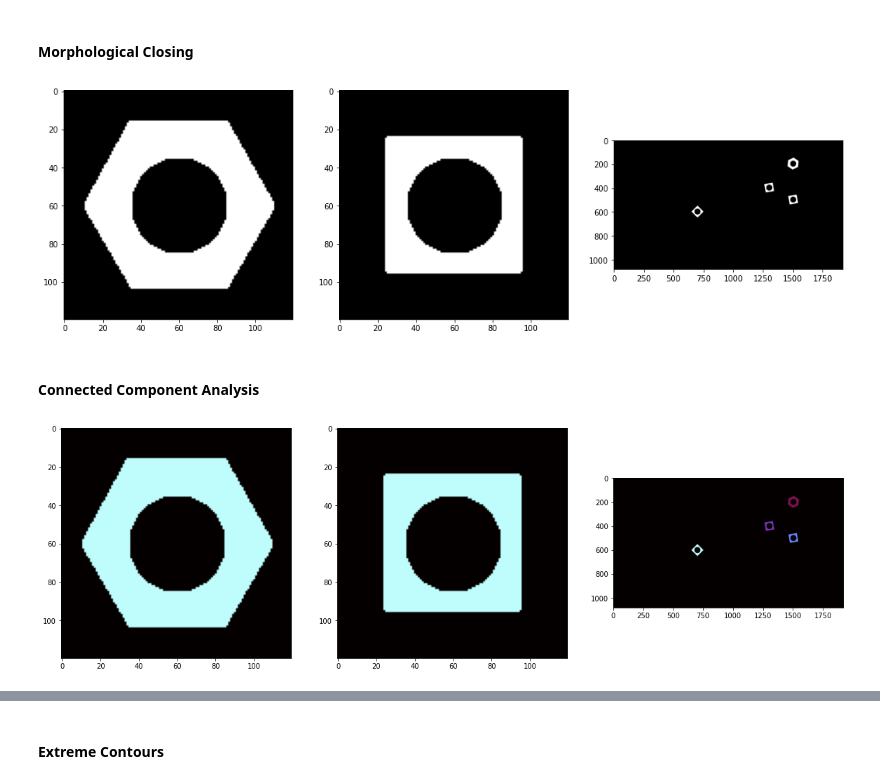
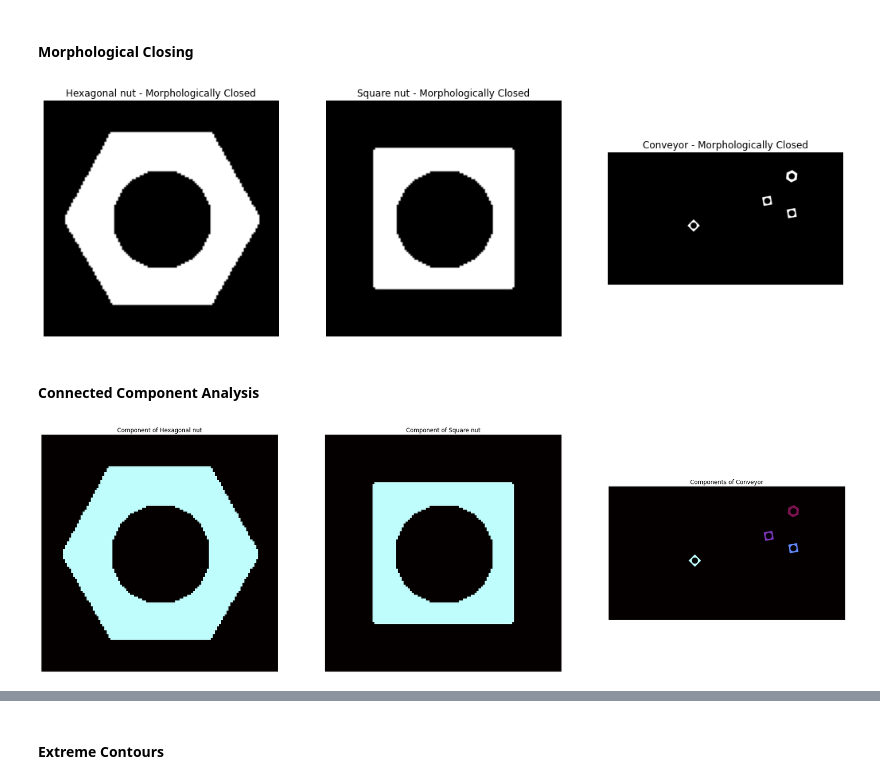
Before and after one commit to K-Thanushan/EN2550-Fundamentals-of-Image-Processing-and-Machine-Vision, a Jupyter notebook: Assignments/Assignment3/Assignment3_190621M.ipynb, the cells around one changed output, grey strips where cells are left out. Drawn from its saved outputs; the diff is of its cells as text; code cells hidden in the pictures.

```diff
--- a/Assignments/Assignment3/Assignment3_190621M.ipynb
+++ b/Assignments/Assignment3/Assignment3_190621M.ipynb
@@ -47,23 +53,29 @@ plt.show()
 # %%
 kernel = np.ones((3,3),np.uint8)
 
 hexnut_template_closed = cv.morphologyEx(hexnut_template_th, cv.MORPH_CLOSE, kernel)
 squarenut_template_closed = cv.morphologyEx(squarenut_template_th, cv.MORPH_CLOSE, kernel)
 conveyor_f100_closed = cv.morphologyEx(conveyor_f100_th, cv.MORPH_CLOSE, kernel)
 
 fig, ax = plt. subplots(1,3, figsize = (18,6))
 ax[0].imshow(hexnut_template_closed, 'gray')
+ax[0].set_title('Hexagonal nut - Morphologically Closed')
+ax[0].axis('off')
 ax[1].imshow(squarenut_template_closed, 'gray')
+ax[1].set_title('Square nut - Morphologically Closed')
+ax[1].axis('off')
 ax[2].imshow(conveyor_f100_closed, 'gray')
+ax[2].set_title('Conveyor - Morphologically Closed')
+ax[2].axis('off')
 plt.show()
 # %% [output]
-[figure, old version]
+[figure, new version]
 # %% [markdown]
 #### Connected Component Analysis
 # %%
 connectivity = 8
 num_labels1, labelmap1, stats1, centroids1 = cv.connectedComponentsWithStats(hexnut_template_closed, connectivity)
-colormapped1 = cv.applyColorMap((labelmap1/np.amax(labelmap1)*255).astype('uint8'), cv.COLORMAP_MAGMA)
+colormapped1 = cv.applyColorMap((labelmap1/np.amax(labelmap1)*255).astype('uint8'), cv.COLORMAP_MAGMA) #Applying colormap
 
 num_labels2, labelmap2, stats2, centroids2 = cv.connectedComponentsWithStats(squarenut_template_closed, connectivity)
 colormapped2 = cv.applyColorMap((labelmap2/np.amax(labelmap2)*255).astype('uint8'), cv.COLORMAP_MAGMA)
@@ -71,10 +83,16 @@ colormapped2 = cv.applyColorMap((labelmap2/np.amax(labelmap2)*255).astype('uint8
 num_labels3, labelmap3, stats3, centroids3 = cv.connectedComponentsWithStats(conveyor_f100_closed, connectivity)
 colormapped3 = cv.applyColorMap((labelmap3/np.amax(labelmap3)*255).astype('uint8'), cv.COLORMAP_MAGMA)
 
-fig, ax = plt. subplots(1,3, figsize=(20, 20))
+fig, ax = plt. subplots(1,3, figsize=(30, 30))
 ax[0].imshow(colormapped1)
+ax[0].set_title('Component of Hexagonal nut')
+ax[0].axis('off')
 ax[1].imshow(colormapped2)
+ax[1].set_title('Component of Square nut')
+ax[1].axis('off')
 ax[2].imshow(colormapped3)
+ax[2].set_title('Components of Conveyor')
+ax[2].axis('off')
 plt.show()
 # %% [output]
-[figure, old version]
+[figure, new version]
```
Also changed, not shown: parts of 14 cells of this notebook, 2 other files.
